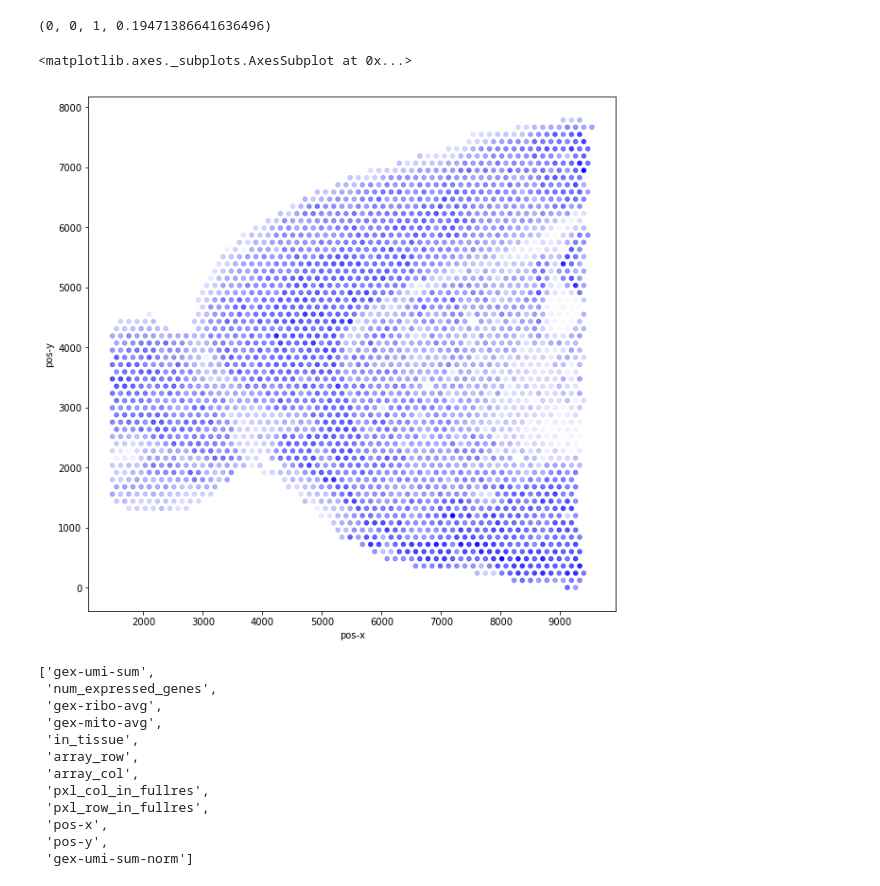
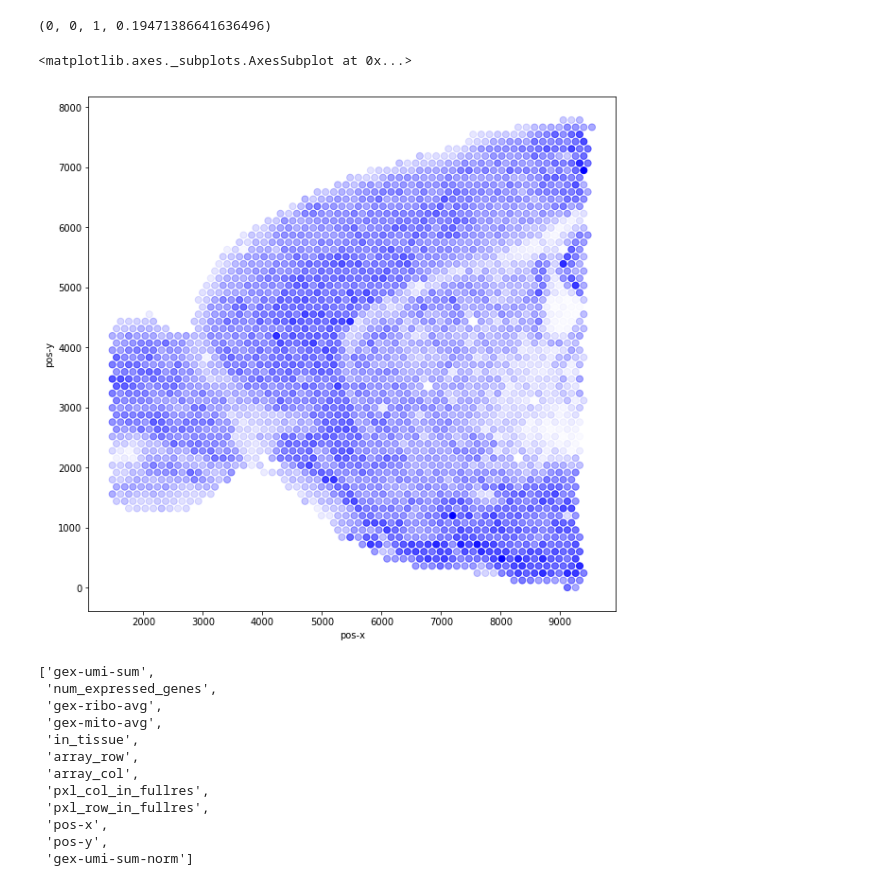
Before and after one commit to ismms-himc/visium-clustergrammer2, a Jupyter notebook: notebooks/0.1.0_Load_Visium_Data.ipynb, the cells around one changed output. Drawn from its saved outputs; the diff is of its cells as text; code cells hidden in the pictures.

```diff
--- a/notebooks/0.1.0_Load_Visium_Data.ipynb
+++ b/notebooks/0.1.0_Load_Visium_Data.ipynb
@@ -138,11 +138,13 @@ list_colors[0]
 # %%
 df_meta.plot(kind='scatter',
              x='pos-x',
              y='pos-y',
-            figsize=(10,10), c=list_colors)
+            figsize=(10,10),
+             c=list_colors,
+            s=50)
 # %% [output]
 <matplotlib.axes._subplots.AxesSubplot at 0x...>
-[figure, old version]
+[figure, new version]
 # %%
 df_meta.columns.tolist()
 # %% [output]
```
Also changed, not shown: parts of 5 cells of this notebook, 3 other files.
